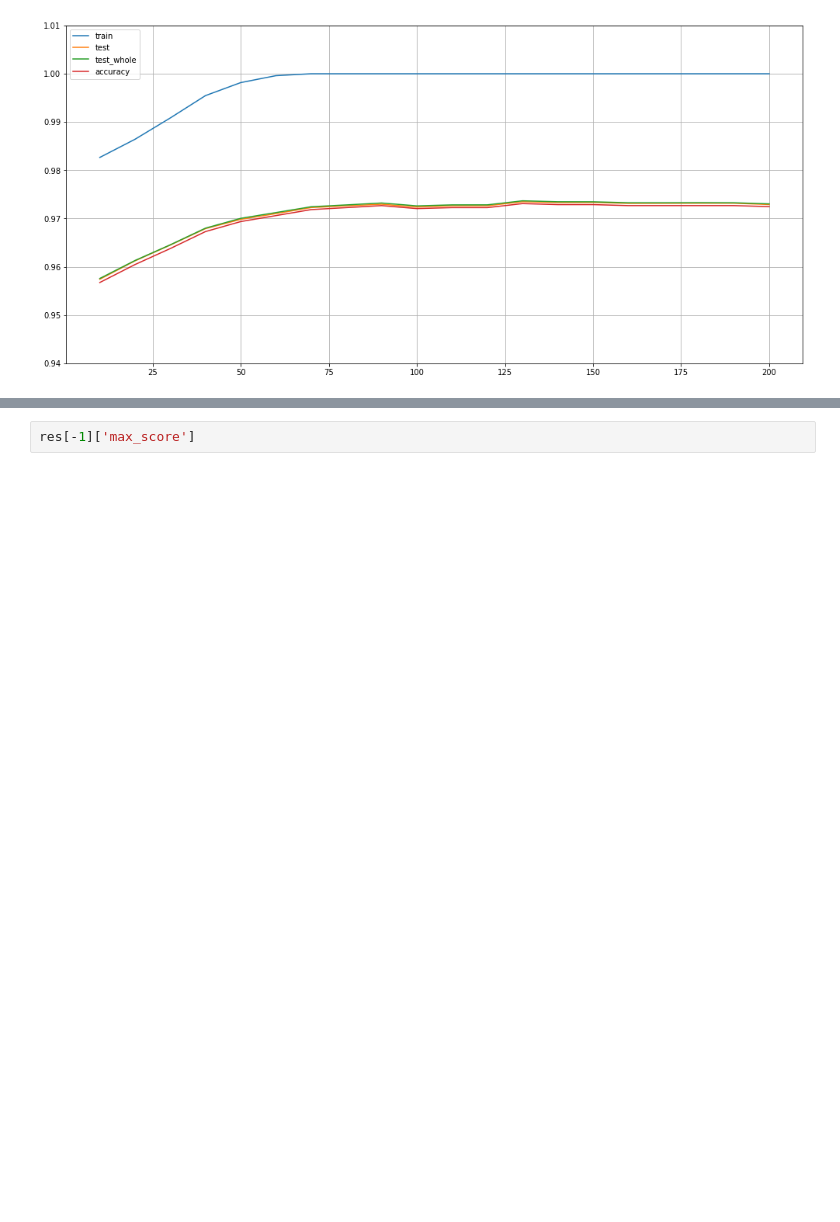
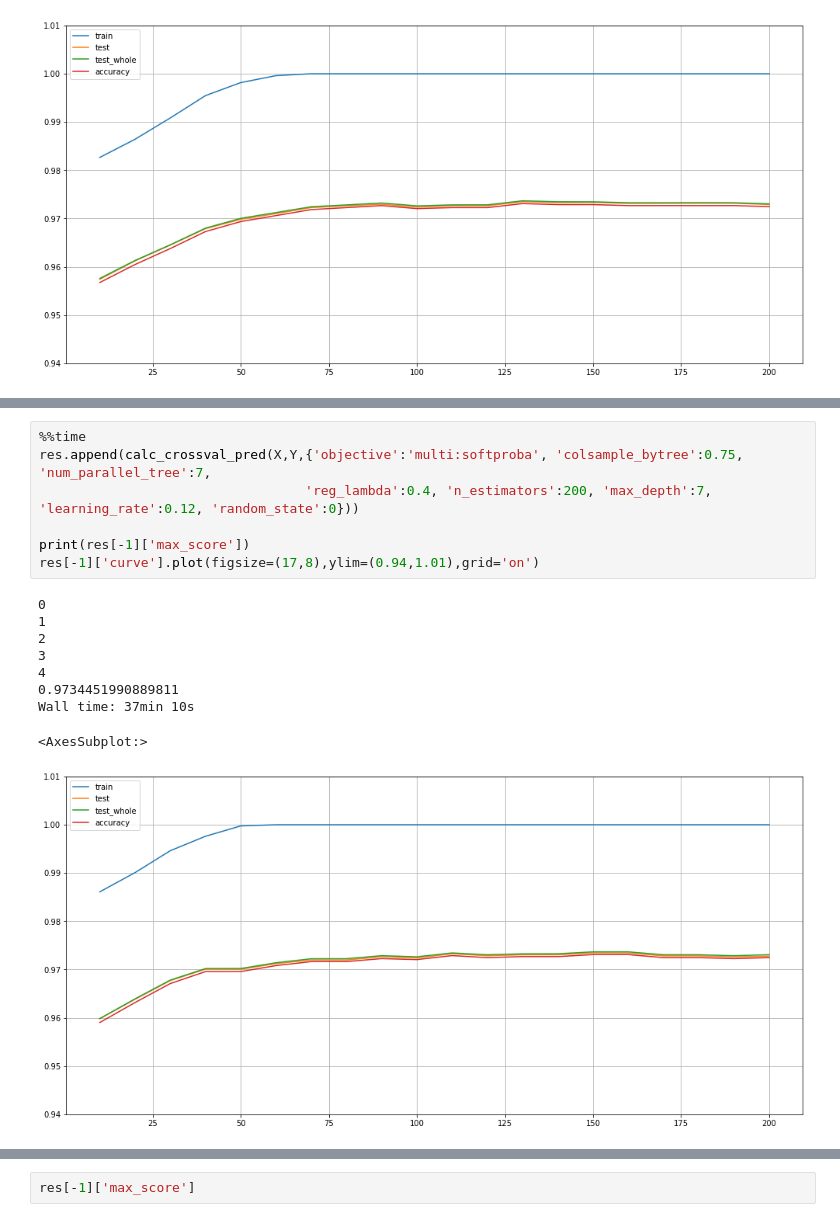
Before and after one commit to estemmenosuchus/leaks_forever, a Jupyter notebook: agro_boost.ipynb, the cells around one changed output, grey strips where cells are left out. Cells and saved outputs as stored; diff of their text form; blank space fills up the shorter version.

```diff
--- a/agro_boost.ipynb
+++ b/agro_boost.ipynb
@@ -246,0 +291,17 @@ res[-1]['curve'].plot(figsize=(17,8),ylim=(0.94,1.01),grid='on')
+# %%
+%%time
+res.append(calc_crossval_pred(X,Y,{'objective':'multi:softproba', 'colsample_bytree':0.75, 'num_parallel_tree':7,
+                                  'reg_lambda':0.4, 'n_estimators':200, 'max_depth':7, 'learning_rate':0.12, 'random_state':0}))
+
+print(res[-1]['max_score'])
+res[-1]['curve'].plot(figsize=(17,8),ylim=(0.94,1.01),grid='on')
+# %% [output]
+0
+1
+2
+3
+4
+0.9734451990889811
+Wall time: 37min 10s
+<AxesSubplot:>
+[figure, added]
```
Also changed, not shown: parts of 20 cells of this notebook.
